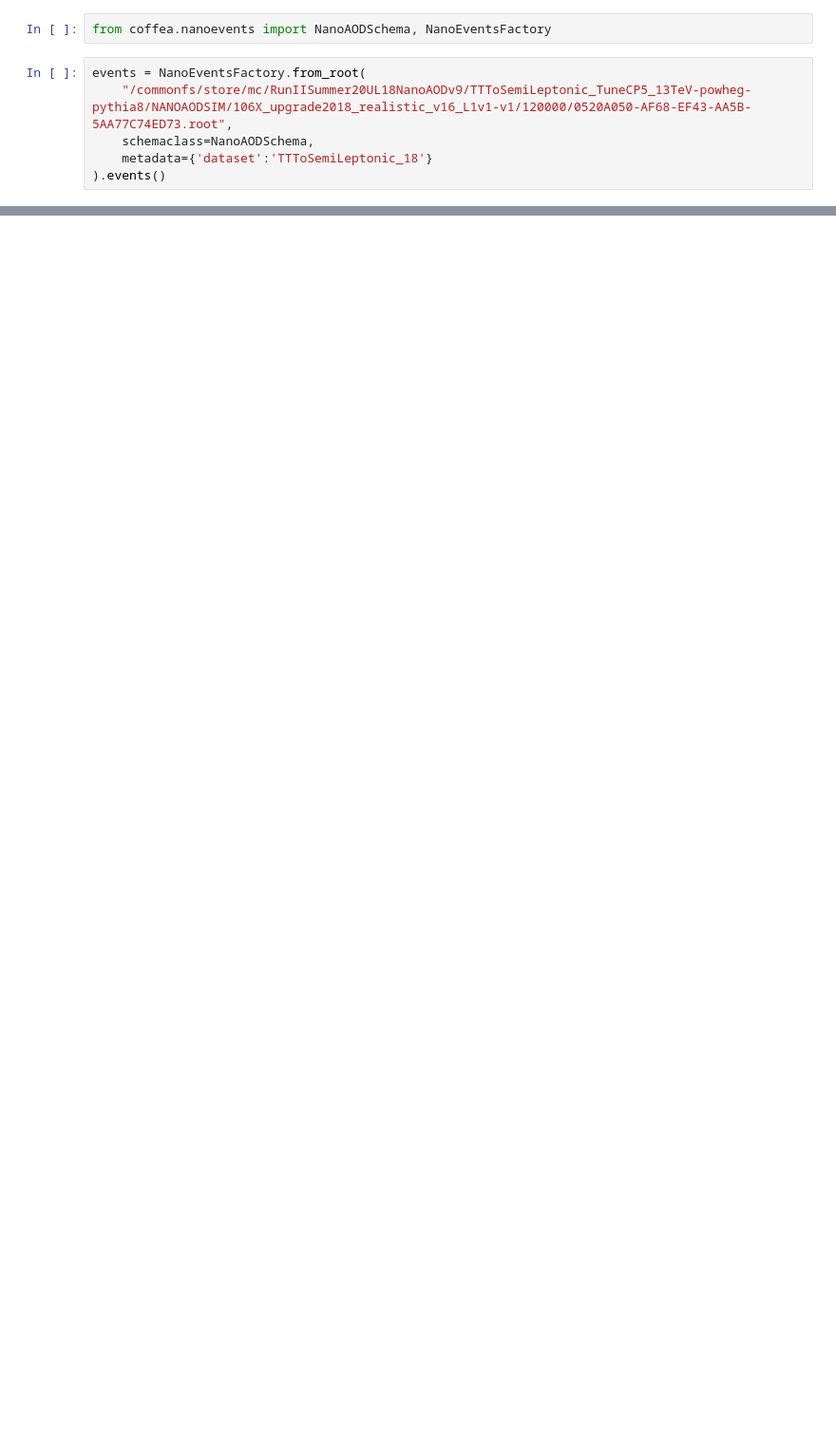
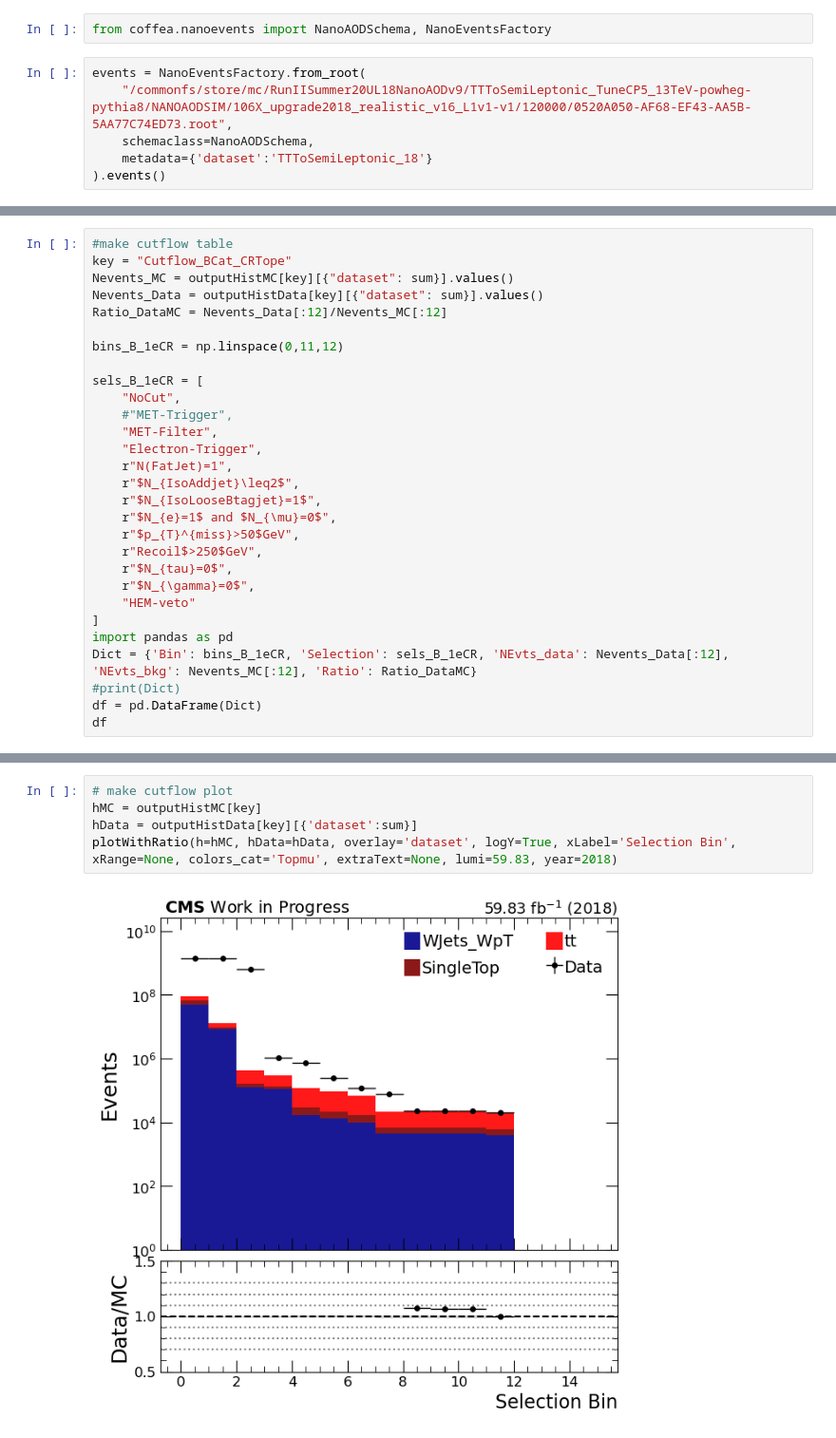
Before and after one commit to prayagyadav/MonoHiggstobbElectronCR, a Jupyter notebook: debug.ipynb, the cells around one changed output, grey strips where cells are left out. Shown at 95% size. Cells and saved outputs as stored; diff of their text form; blank space fills up the shorter version.

```diff
--- a/debug.ipynb
+++ b/debug.ipynb
@@ -60,0 +182,29 @@ events.HLT.fields
+# %%
+#make cutflow table
+key = "Cutflow_BCat_CRTope"
+Nevents_MC = outputHistMC[key][{"dataset": sum}].values()
+Nevents_Data = outputHistData[key][{"dataset": sum}].values()
+Ratio_DataMC = Nevents_Data[:12]/Nevents_MC[:12]
+
+bins_B_1eCR = np.linspace(0,11,12)
+
+sels_B_1eCR = [
+    "NoCut",
+    #"MET-Trigger",
+    "MET-Filter",
+    "Electron-Trigger",
+    r"N(FatJet)=1",
+    r"$N_{IsoAddjet}\leq2$",
+    r"$N_{IsoLooseBtagjet}=1$",
+    r"$N_{e}=1$ and $N_{\mu}=0$",
+    r"$p_{T}^{miss}>50$GeV",
+    r"Recoil$>250$GeV",
+    r"$N_{tau}=0$",
+    r"$N_{\gamma}=0$",
+    "HEM-veto"
+]
+import pandas as pd
+Dict = {'Bin': bins_B_1eCR, 'Selection': sels_B_1eCR, 'NEvts_data': Nevents_Data[:12], 'NEvts_bkg': Nevents_MC[:12], 'Ratio': Ratio_DataMC}
+#print(Dict)
+df = pd.DataFrame(Dict)
+df
@@ -60,0 +225,7 @@ events.HLT.fields
+# %%
+# make cutflow plot
+hMC = outputHistMC[key]
+hData = outputHistData[key][{'dataset':sum}]
+plotWithRatio(h=hMC, hData=hData, overlay='dataset', logY=True, xLabel='Selection Bin', xRange=None, colors_cat='Topmu', extraText=None, lumi=59.83, year=2018)
+# %% [output]
+[figure, added]
```
Also changed, not shown: parts of 32 cells of this notebook, 5 other files.
